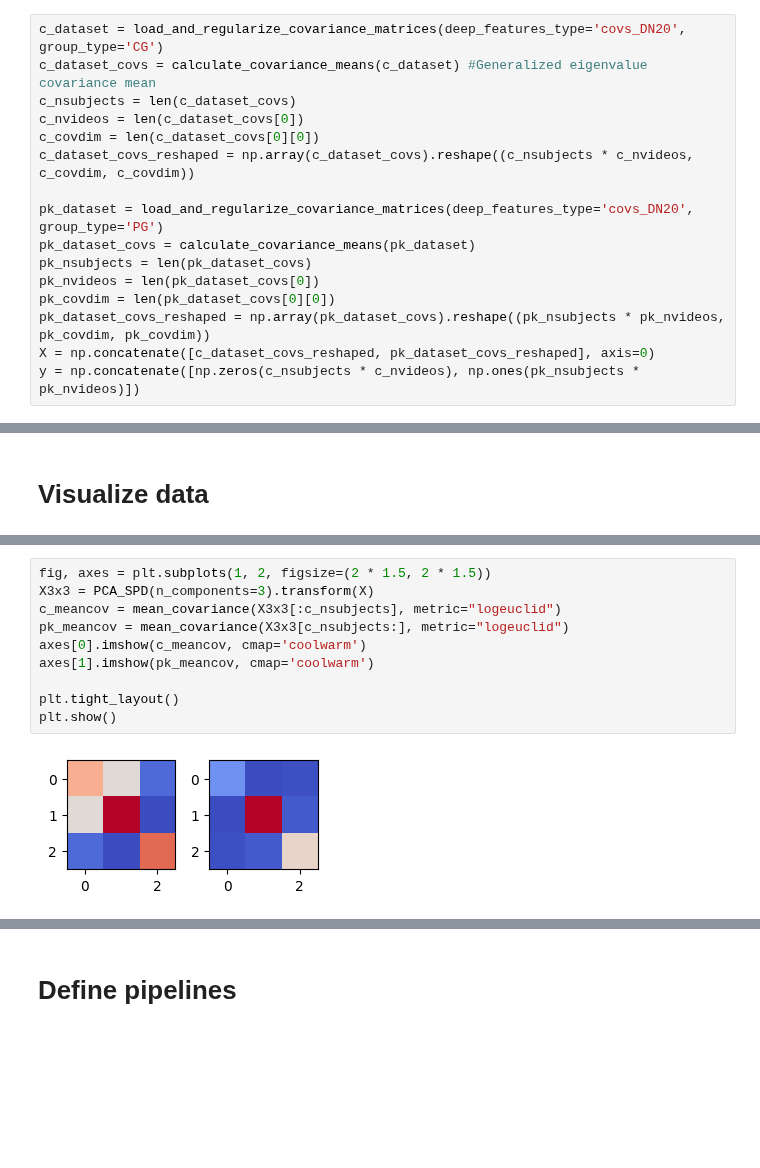
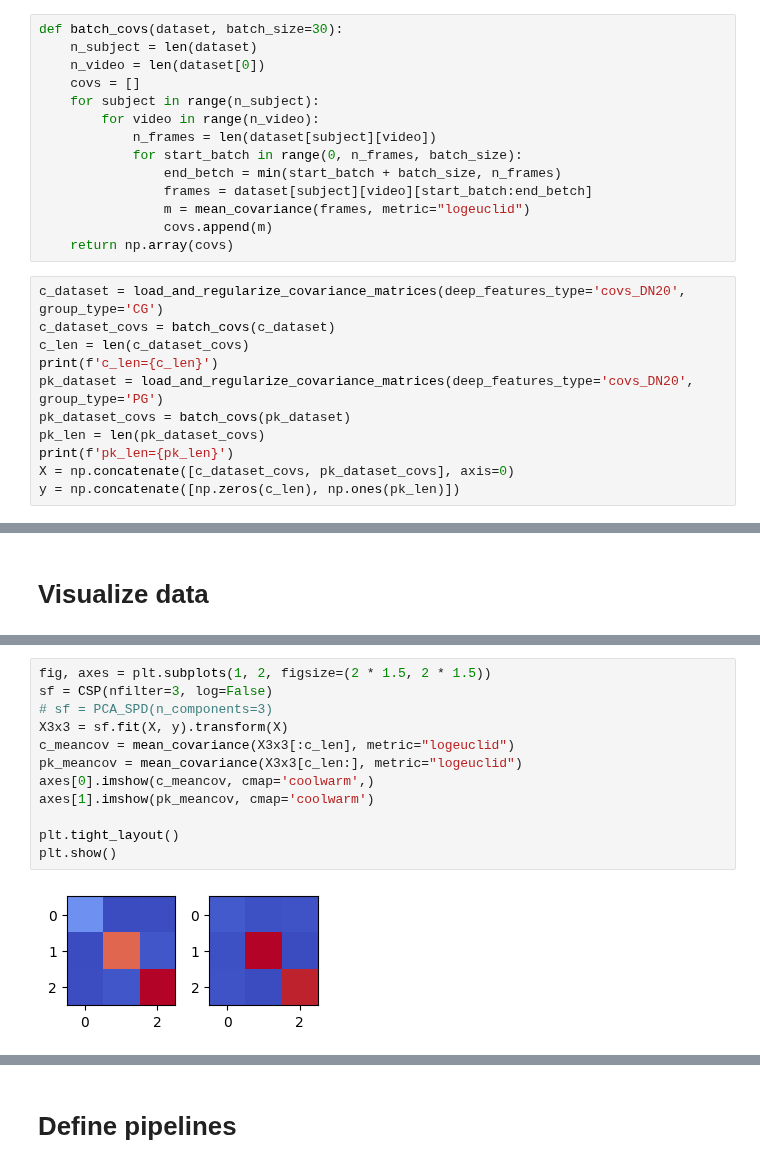
Before and after one commit to jiggychauhi/QC-Gait-Analysis, a Jupyter notebook: notebook_greg.ipynb, the cells around one changed output, grey strips where cells are left out. Drawn from its saved outputs; the diff is of its cells as text; blank space fills up the shorter version.

Commit message:
batch frames

```diff
--- a/notebook_greg.ipynb
+++ b/notebook_greg.ipynb
@@ -63,19 +63,28 @@ class PCA_SPD(TransformerMixin):
         return new_dataset
 # %% [markdown]
 # Extract data
+# %%
+def batch_covs(dataset, batch_size=30):
+    n_subject = len(dataset)
+    n_video = len(dataset[0])
+    covs = []
+    for subject in range(n_subject):
+        for video in range(n_video):
+            n_frames = len(dataset[subject][video])
+            for start_batch in range(0, n_frames, batch_size):
+                end_betch = min(start_batch + batch_size, n_frames)
+                frames = dataset[subject][video][start_batch:end_betch]
+                m = mean_covariance(frames, metric="logeuclid")
+                covs.append(m)
+    return np.array(covs)
 # %%
 c_dataset = load_and_regularize_covariance_matrices(deep_features_type='covs_DN20', group_type='CG')
-c_dataset_covs = calculate_covariance_means(c_dataset) #Generalized eigenvalue covariance mean
-c_nsubjects = len(c_dataset_covs)
-c_nvideos = len(c_dataset_covs[0])
-c_covdim = len(c_dataset_covs[0][0])
-c_dataset_covs_reshaped = np.array(c_dataset_covs).reshape((c_nsubjects * c_nvideos, c_covdim, c_covdim))
-
+c_dataset_covs = batch_covs(c_dataset)
+c_len = len(c_dataset_covs)
+print(f'c_len={c_len}')
 pk_dataset = load_and_regularize_covariance_matrices(deep_features_type='covs_DN20', group_type='PG')
-pk_dataset_covs = calculate_covariance_means(pk_dataset)
-pk_nsubjects = len(pk_dataset_covs)
-pk_nvideos = len(pk_dataset_covs[0])
-pk_covdim = len(pk_dataset_covs[0][0])
-pk_dataset_covs_reshaped = np.array(pk_dataset_covs).reshape((pk_nsubjects * pk_nvideos, pk_covdim, pk_covdim))
-X = np.concatenate([c_dataset_covs_reshaped, pk_dataset_covs_reshaped], axis=0)
-y = np.concatenate([np.zeros(c_nsubjects * c_nvideos), np.ones(pk_nsubjects * pk_nvideos)])
+pk_dataset_covs = batch_covs(pk_dataset)
+pk_len = len(pk_dataset_covs)
+print(f'pk_len={pk_len}')
+X = np.concatenate([c_dataset_covs, pk_dataset_covs], axis=0)
+y = np.concatenate([np.zeros(c_len), np.ones(pk_len)])
@@ -98,15 +112,17 @@ plt.show()
 # %%
 fig, axes = plt.subplots(1, 2, figsize=(2 * 1.5, 2 * 1.5))
-X3x3 = PCA_SPD(n_components=3).transform(X)
-c_meancov = mean_covariance(X3x3[:c_nsubjects], metric="logeuclid")
-pk_meancov = mean_covariance(X3x3[c_nsubjects:], metric="logeuclid")
-axes[0].imshow(c_meancov, cmap='coolwarm')
+sf = CSP(nfilter=3, log=False)
+# sf = PCA_SPD(n_components=3)
+X3x3 = sf.fit(X, y).transform(X)
+c_meancov = mean_covariance(X3x3[:c_len], metric="logeuclid")
+pk_meancov = mean_covariance(X3x3[c_len:], metric="logeuclid")
+axes[0].imshow(c_meancov, cmap='coolwarm',)
 axes[1].imshow(pk_meancov, cmap='coolwarm')
 
 plt.tight_layout()
 plt.show()
 # %% [output]
-[figure, old version]
+[figure, new version]
 # %%
 labels = np.array([''] * len(y))
 labels[y == 0] = 'c'
```
Also changed, not shown: parts of 11 cells of this notebook.
